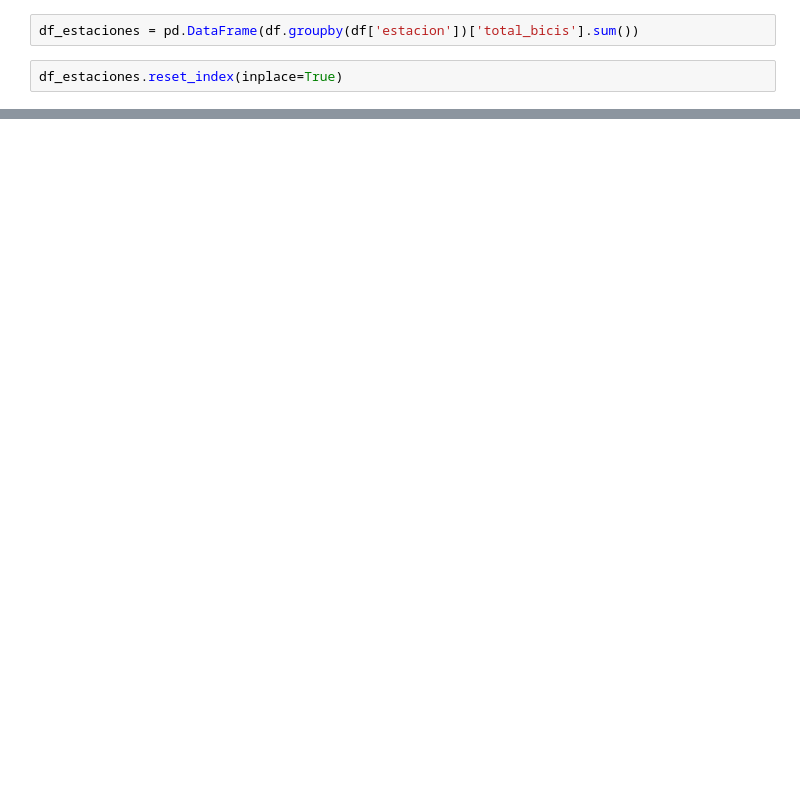
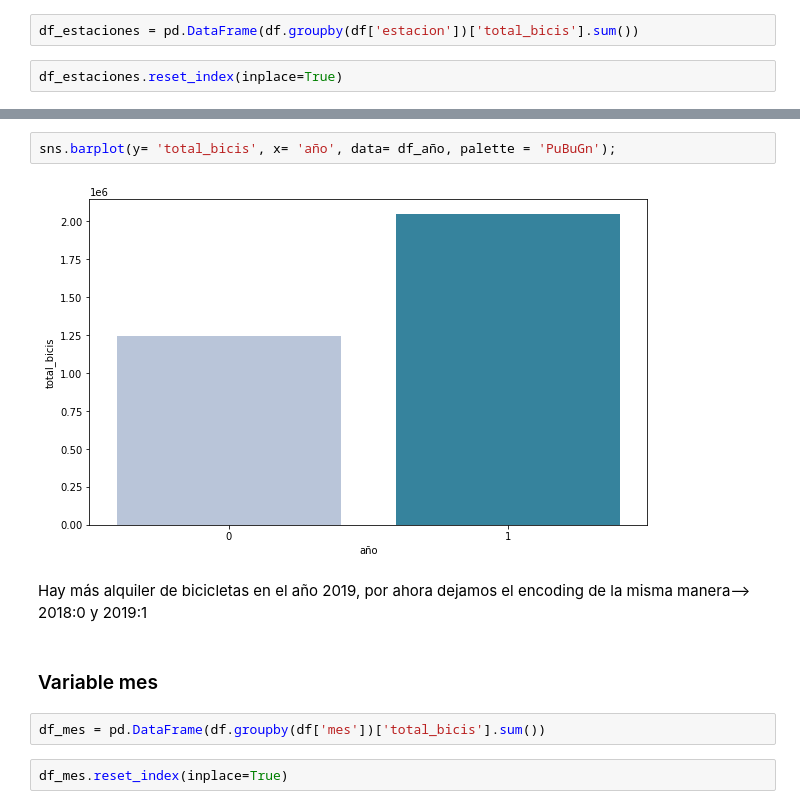
Before and after one commit to Adalab/project-da-promo-c-module-3-team-3, a Jupyter notebook: notebooks/5-Encoding.ipynb, the cells around one changed output, grey strips where cells are left out. Drawn from its saved outputs; the diff is of its cells as text; blank space fills up the shorter version.

Commit message:
avances encoding 31-01

```diff
--- a/notebooks/5-Encoding.ipynb
+++ b/notebooks/5-Encoding.ipynb
@@ -50,0 +66,12 @@ sns.barplot(y= 'total_bicis', x= 'estacion', data= df_estaciones)
+# %%
+sns.barplot(y= 'total_bicis', x= 'año', data= df_año, palette = 'PuBuGn');
+# %% [output]
+[figure, added]
+# %% [markdown]
+Hay más alquiler de bicicletas en el año 2019, por ahora dejamos el encoding de la misma manera--> 2018:0 y 2019:1
+# %% [markdown]
+### Variable mes
+# %%
+df_mes = pd.DataFrame(df.groupby(df['mes'])['total_bicis'].sum())
+# %%
+df_mes.reset_index(inplace=True)
```
Also changed, not shown: parts of 15 cells of this notebook.
